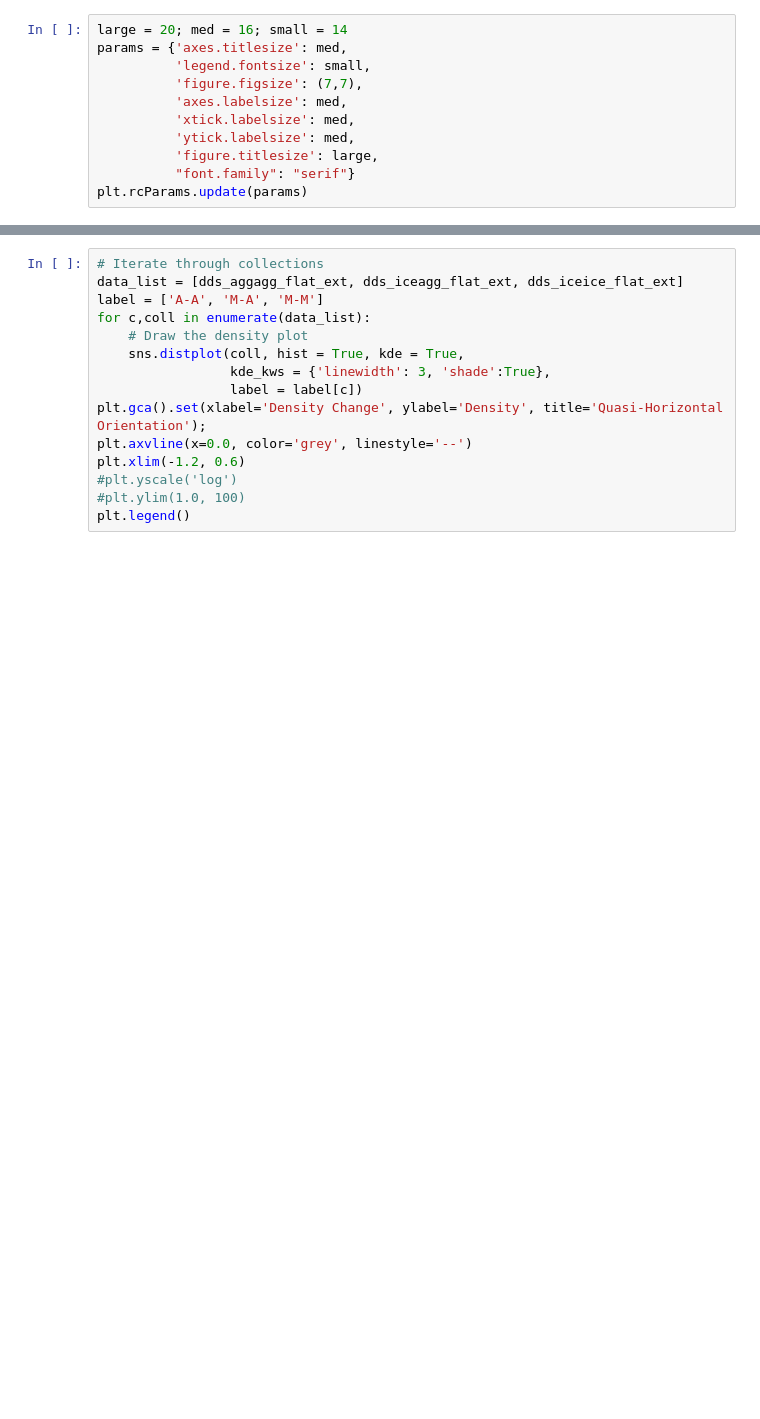
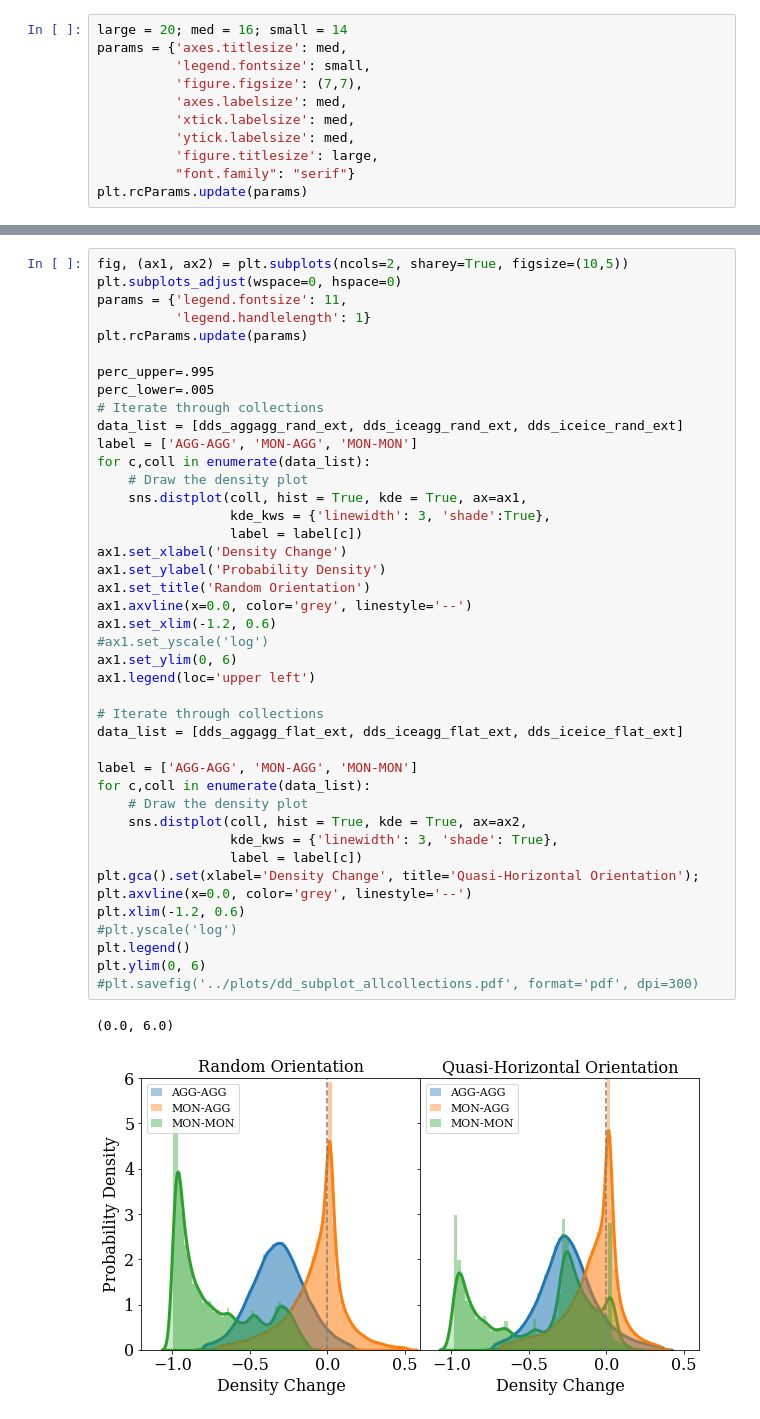
Before and after one commit to vprzybylo/IPAS, a Jupyter notebook: analysis/all_collection_plots.ipynb, the cells around one changed output, grey strips where cells are left out. Saved outputs shown, nothing was run; the diff lists cells and outputs as text; blank space fills up the shorter version.

Commit message:
cleaned plotting notebooks

```diff
--- a/analysis/all_collection_plots.ipynb
+++ b/analysis/all_collection_plots.ipynb
@@ -129,15 +155,45 @@ print(np.min(dds_aggagg_flat_ext),np.max(dds_aggagg_flat_ext))
 # %%
+fig, (ax1, ax2) = plt.subplots(ncols=2, sharey=True, figsize=(10,5))
+plt.subplots_adjust(wspace=0, hspace=0)
+params = {'legend.fontsize': 11,
+          'legend.handlelength': 1}
+plt.rcParams.update(params)
+
+perc_upper=.995
+perc_lower=.005
+# Iterate through collections
+data_list = [dds_aggagg_rand_ext, dds_iceagg_rand_ext, dds_iceice_rand_ext]
+label = ['AGG-AGG', 'MON-AGG', 'MON-MON']
+for c,coll in enumerate(data_list):
+    # Draw the density plot
+    sns.distplot(coll, hist = True, kde = True, ax=ax1,
+                 kde_kws = {'linewidth': 3, 'shade':True},
+                 label = label[c])
+ax1.set_xlabel('Density Change')
+ax1.set_ylabel('Probability Density')
+ax1.set_title('Random Orientation')
+ax1.axvline(x=0.0, color='grey', linestyle='--')
+ax1.set_xlim(-1.2, 0.6)
+#ax1.set_yscale('log')
+ax1.set_ylim(0, 6)
+ax1.legend(loc='upper left')
+
 # Iterate through collections
 data_list = [dds_aggagg_flat_ext, dds_iceagg_flat_ext, dds_iceice_flat_ext]
-label = ['A-A', 'M-A', 'M-M']
+
+label = ['AGG-AGG', 'MON-AGG', 'MON-MON']
 for c,coll in enumerate(data_list):
     # Draw the density plot
-    sns.distplot(coll, hist = True, kde = True,
-                 kde_kws = {'linewidth': 3, 'shade':True},
+    sns.distplot(coll, hist = True, kde = True, ax=ax2,
+                 kde_kws = {'linewidth': 3, 'shade': True},
                  label = label[c])
-plt.gca().set(xlabel='Density Change', ylabel='Density', title='Quasi-Horizontal Orientation');
+plt.gca().set(xlabel='Density Change', title='Quasi-Horizontal Orientation');
 plt.axvline(x=0.0, color='grey', linestyle='--')
 plt.xlim(-1.2, 0.6)
 #plt.yscale('log')
-#plt.ylim(1.0, 100)
 plt.legend()
+plt.ylim(0, 6)
+#plt.savefig('../plots/dd_subplot_allcollections.pdf', format='pdf', dpi=300)
+# %% [output]
+(0.0, 6.0)
+[figure, added]
```
Also changed, not shown: parts of 27 cells of this notebook, 5 other files.
